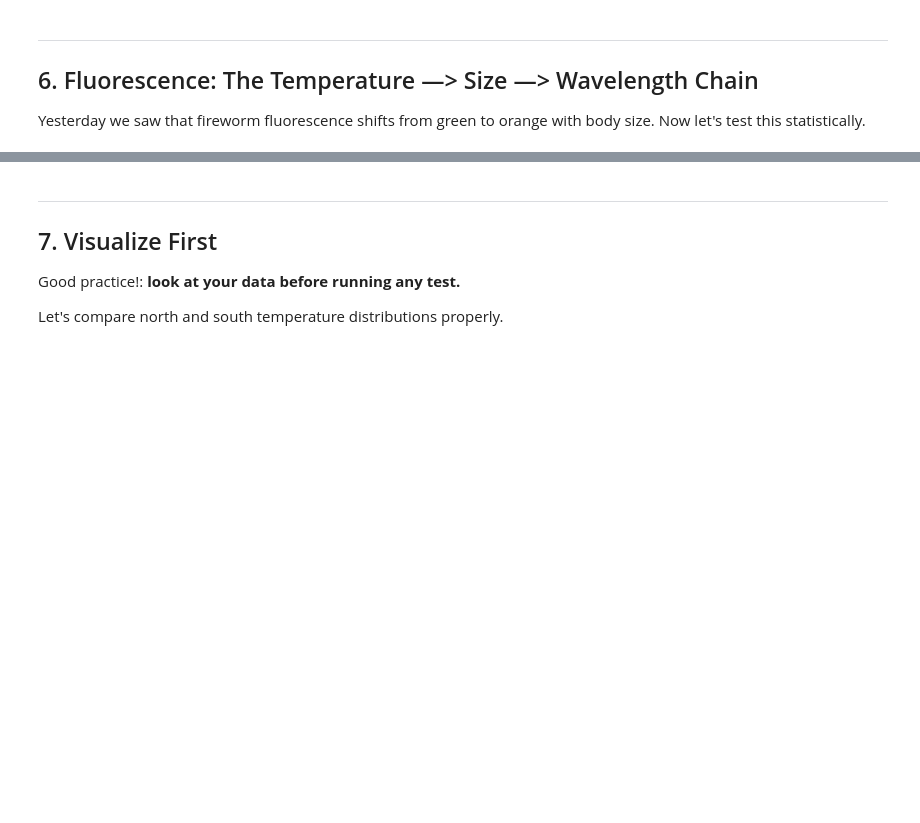
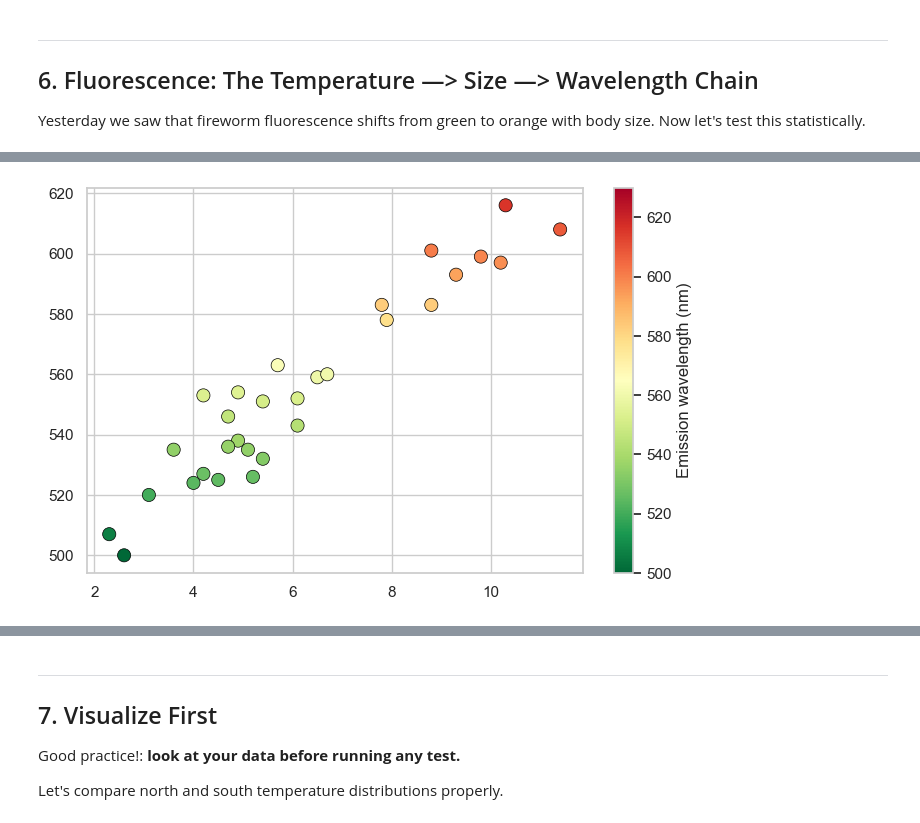
Before and after one commit to cgenomicslab/imbb-data-analysis, a Jupyter notebook: week1/day3_statistics_pvalue.ipynb, the cells around one changed output, grey strips where cells are left out. Cells and saved outputs as stored; diff of their text form; code cells hidden in the pictures; blank space fills up the shorter version.

```diff
--- a/week1/day3_statistics_pvalue.ipynb
+++ b/week1/day3_statistics_pvalue.ipynb
@@ -513,16 +521,18 @@ print("Larger worms emit at longer wavelengths (green —> orange —> red)")
 # %%
-# The full chain: scatter plot colored by emission wavelength
+# Scatter plot colored by emission wavelength (matplotlib)
 fig, ax = plt.subplots(figsize=(8, 5))
 scatter = ax.scatter(night['avg_fireworm_size_cm'], night['fluor_peak_nm'],
                      c=night['fluor_peak_nm'], cmap='RdYlGn_r',
                      s=90, edgecolor='black', linewidth=0.5,
                      vmin=500, vmax=630)
-# plt.colorbar(scatter, label='Emission wavelength (nm)')
+plt.colorbar(scatter, label='Emission wavelength (nm)')
 # ax.set_xlabel('Avg Fireworm Size (cm)')
 # ax.set_ylabel('Peak Emission (nm)')
 # ax.set_title('Fireworm fluorescence shifts with body size')
 
 plt.show()
 
 # print("The fluorescent molecules producing these colors are unknown.")
 # print("Not GFP, not any characterized fluorescent protein.")
+# %% [output]
+[figure, added]
```
Also changed, not shown: parts of 12 cells of this notebook.
